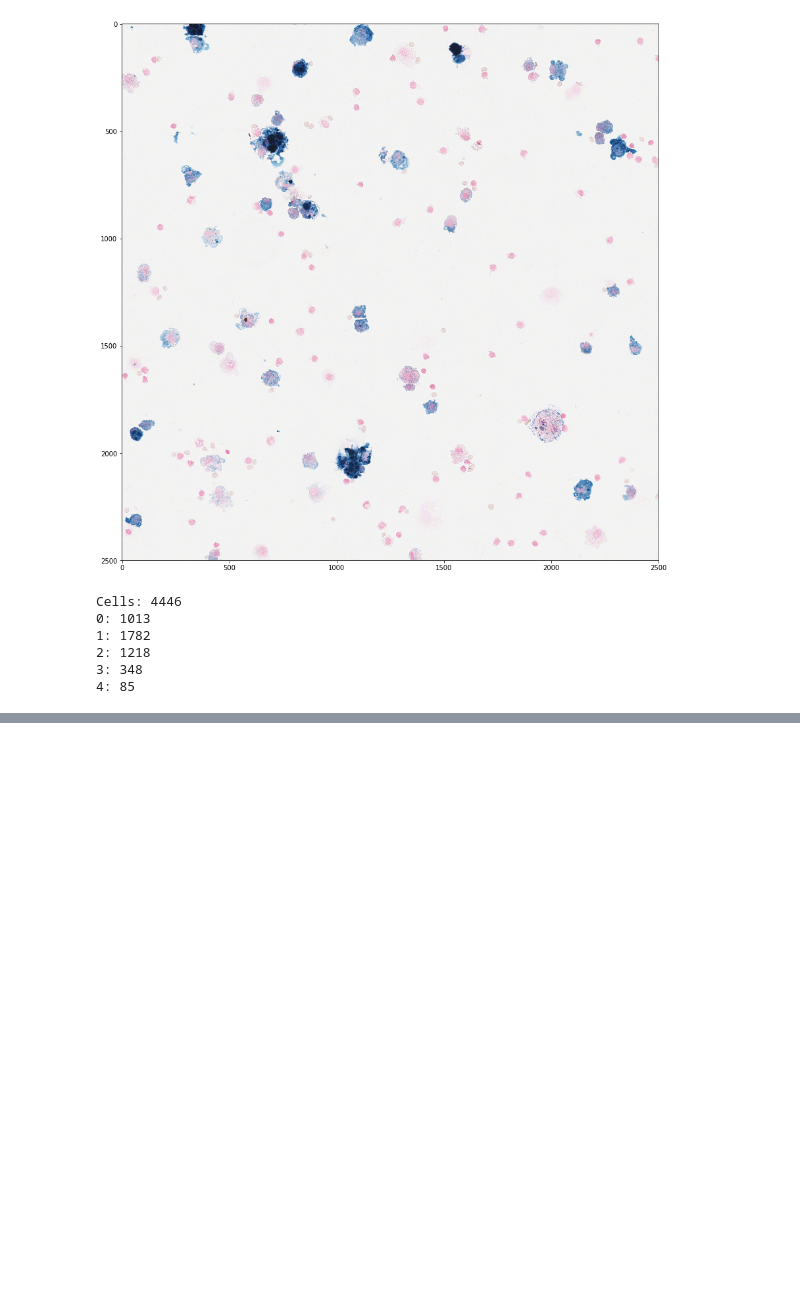
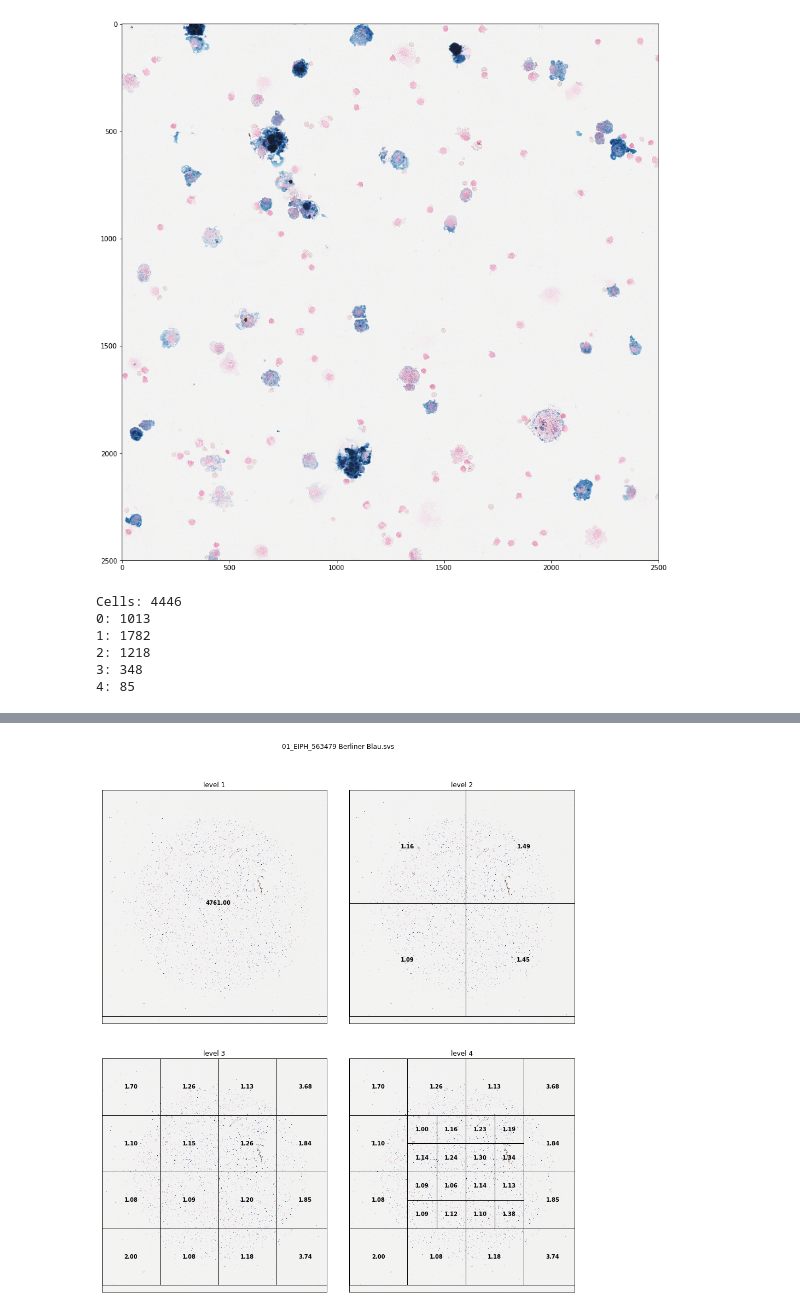
Before and after one commit to ChristianMarzahl/EIPH_WSI, a Jupyter notebook: QuadTree/QTree.ipynb, the cells around one changed output, grey strips where cells are left out. Cells and saved outputs as stored; diff of their text form; code cells hidden in the pictures; blank space fills up the shorter version.

```diff
--- a/QuadTree/QTree.ipynb
+++ b/QuadTree/QTree.ipynb
@@ -228,0 +296,2 @@ plt.show()
+# %%
+inference_data = pickle.load(open( "../inference_results.p", "rb" ))
@@ -228,0 +303,8 @@ plt.show()
+# %%
+data_inf = non_max_suppression_fast(data_inf, 0.4)
+
+data_inf_leaf = []
+for x,y,w,h, pred, score in data_inf:
+    if score > 0.2:
+        leaf = Leaf(int(x),int(y),int(pred), score)
+        data_inf_leaf.append(leaf)
@@ -228,0 +315,2 @@ plt.show()
+# %%
+tree_inf = QuadTree(data_inf_leaf, mins, maxs, depth=3, divide_by=divide_by_elements, metric_func=eiph_mretric)
@@ -228,0 +321,22 @@ plt.show()
+# %%
+fig = plt.figure(figsize=(15, 15))
+fig.subplots_adjust(wspace=0.1, hspace=0.15,
+                    left=0.1, right=0.9,
+                    bottom=0.05, top=0.9)
+
+for level in range(1, 5):
+    ax = fig.add_subplot(2, 2, level, xticks=[], yticks=[])
+    ax.imshow(basepic, aspect='auto')
+    if level > 1:
+        for key, c in zip(classes, ['b','g','r','c','m']):
+            x = [d.x for d in data if d.label == str(classes[key])]
+            y = [d.y for d in data if d.label == str(classes[key])]
+            #ax.scatter(x, y, marker='x')
+            #ax.scatter(x, y, facecolors='none', edgecolors=c, s=10)
+    tree_inf.draw_rectangle(ax, depth=level - 1, prob=len(tree_inf.data))
+    ax.set_title('level %i' % level)
+
+fig.suptitle('{}'.format(filename))
+plt.show()
+# %% [output]
+[figure, added]
```
Also changed, not shown: parts of 13 cells of this notebook, 3 other files.
